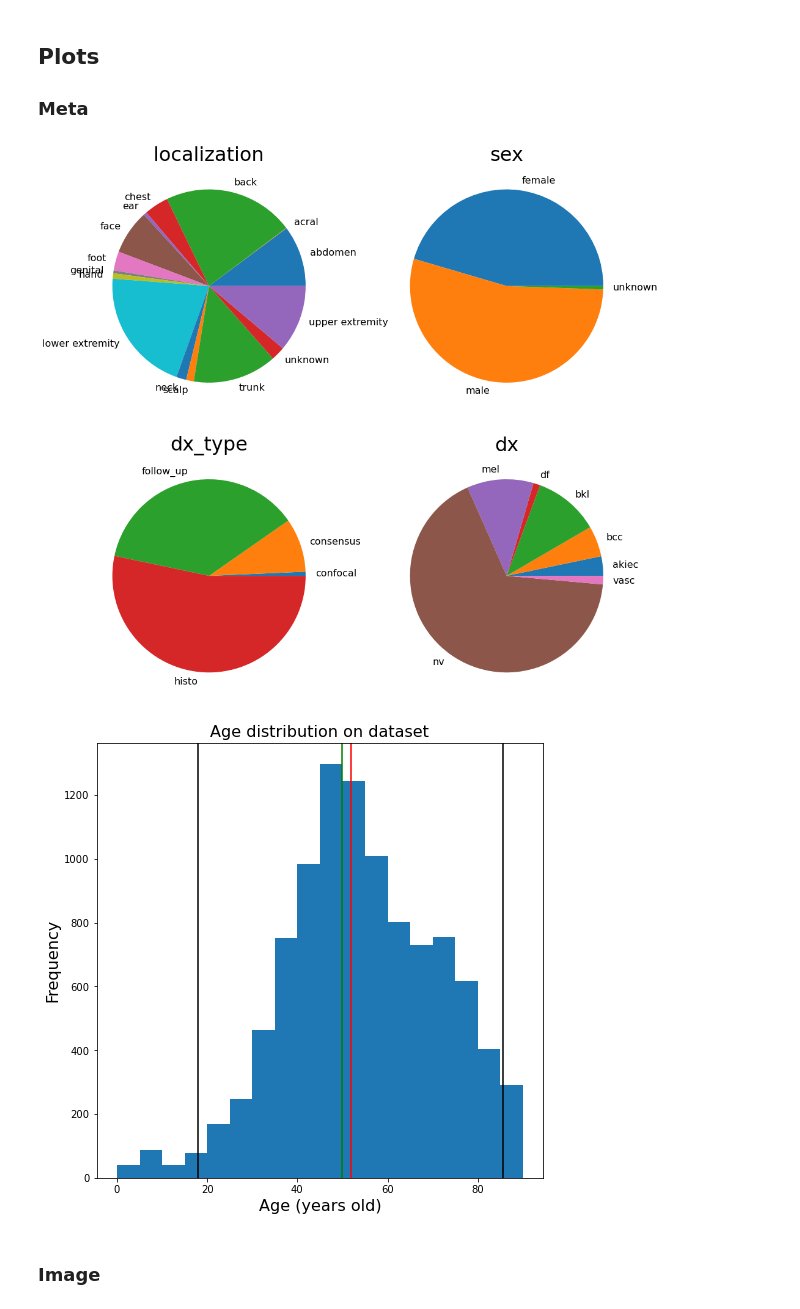
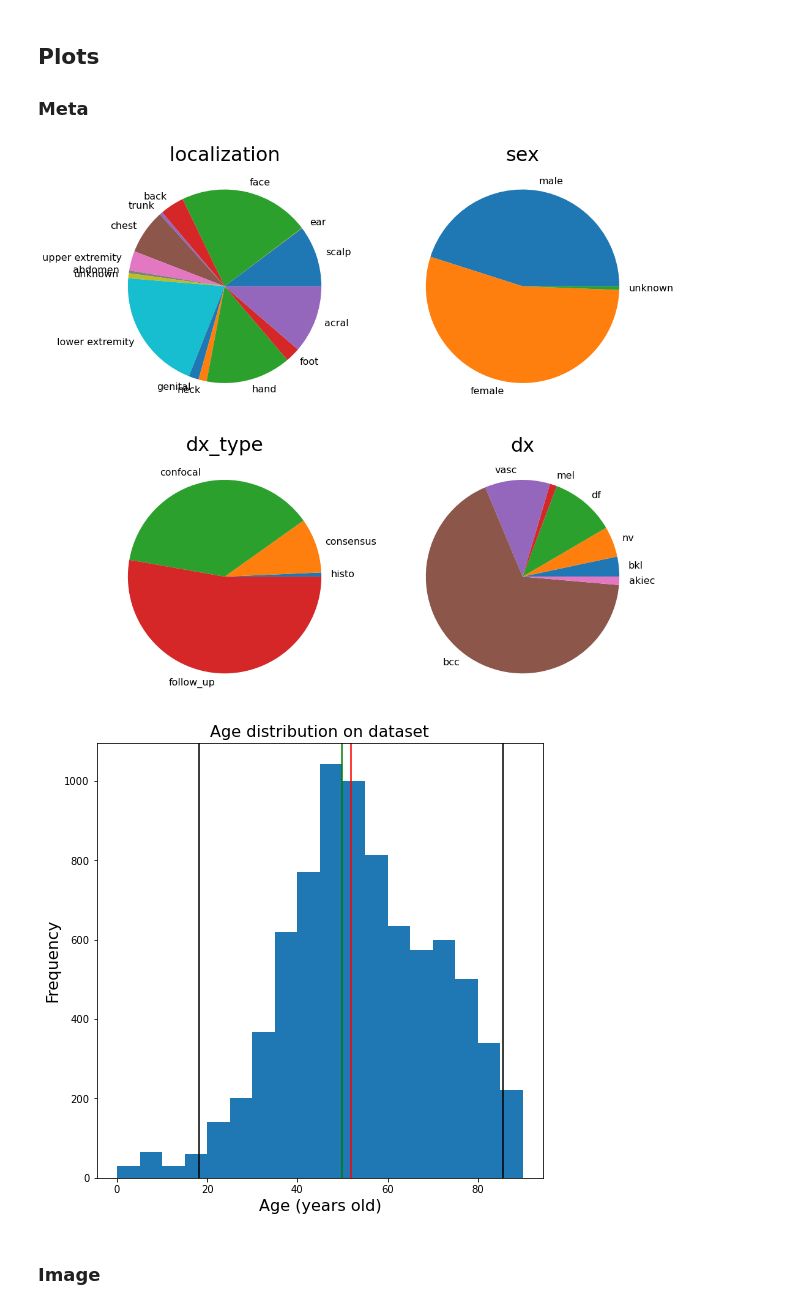
Before and after one commit to e-lubrini/pseudo-labelling, a Jupyter notebook: PseudoLabelingDemo.ipynb, the cells around one changed output. Saved outputs shown, nothing was run; the diff lists cells and outputs as text; code cells hidden in the pictures.

```diff
--- a/PseudoLabelingDemo.ipynb
+++ b/PseudoLabelingDemo.ipynb
@@ -120,0 +130,7 @@ image_df
+# %%
+le = LabelEncoder()
+cat_df_e = cat_df.apply(LabelEncoder().fit_transform)
+int2label = {col: cat_df[col].unique() for col in cat_df.columns}
+
+meta_df_e = pd.concat([cat_df_e.iloc[:,:-1], num_df, cat_df_e.iloc[:,-1]], axis=1)
+meta_df_e.head()
@@ -120,0 +166,10 @@ image_df
+# %%
+# split
+test_split = 0.2
+test_size = int(len(shuffled_meta)*test_split)
+
+meta_train = shuffled_meta.iloc[test_size:].copy()
+meta_test = shuffled_meta.iloc[:test_size].copy()
+
+img_train = shuffled_img[test_size:]
+img_test = shuffled_img[:test_size]
@@ -160,46 +196,47 @@ image_df.describe()
 # %%
 plot_size = 16
 textprops = dict(fontsize=plot_size)
 
 categorical_columns =  meta_df.columns.drop("age")
 
 n_pies = len(categorical_columns)
 cols = n_pies//2
 rows = min(n_pies//2, n_pies//2 + 1, key=lambda x: abs(x - n_pies/2))
 
 fig, axs = plt.subplots(cols,rows)
 
 for i, cc in enumerate(categorical_columns):
     ax = axs[i//2,i%2]
 
-    c = meta_df.groupby(cc).size()
+    c = meta_train.groupby(cc).size()
     counts = c
     labels = c.keys()
+    labels = list(map(int2label[cc].__getitem__,labels))
 
     ax.pie(counts,labels=labels,textprops=textprops)
     ax.set_title(cc,fontsize=plot_size*2)
 
 fig.set_size_inches(plot_size,plot_size)
 plt.show()
 # %% [output]
-[figure, old version]
+[figure, new version]
 # %%
 plot_size = 8
 std_span = 2 # >75 % data (Chebyshev’s Theorem), > 95% on normal distributions
 
 fig, ax = plt.subplots()
 
-ax.hist(meta_df.age, bins=np.arange(0,95,5))
+ax.hist(meta_train.age, bins=np.arange(0,95,5))
 
 ax.set_title("Age distribution on dataset",fontsize=plot_size*2)
 ax.set_xlabel("Age (years old)",fontsize=plot_size*2)
 ax.set_ylabel("Frequency",fontsize=plot_size*2)
 
-age_mean = meta_df.age.mean()
-age_std = meta_df.age.std()
+age_mean = meta_train.age.mean()
+age_std = meta_train.age.std()
 
 ax.axvline(age_mean, color="red") # Mean line
-ax.axvline(meta_df.age.median(), color="green") # Median line
+ax.axvline(meta_train.age.median(), color="green") # Median line
 
 ax.axvline(age_mean - age_std*std_span, color="black") # Std lines
 ax.axvline(age_mean + age_std*std_span, color="black")
@@ -207,6 +244,6 @@ ax.axvline(age_mean + age_std*std_span, color="black")
 
 fig.set_size_inches(plot_size,plot_size)
 # %% [output]
-[figure, old version]
+[figure, new version]
 # %% [markdown]
 ### Image
```
Also changed, not shown: parts of 50 cells of this notebook, 1 other file.
